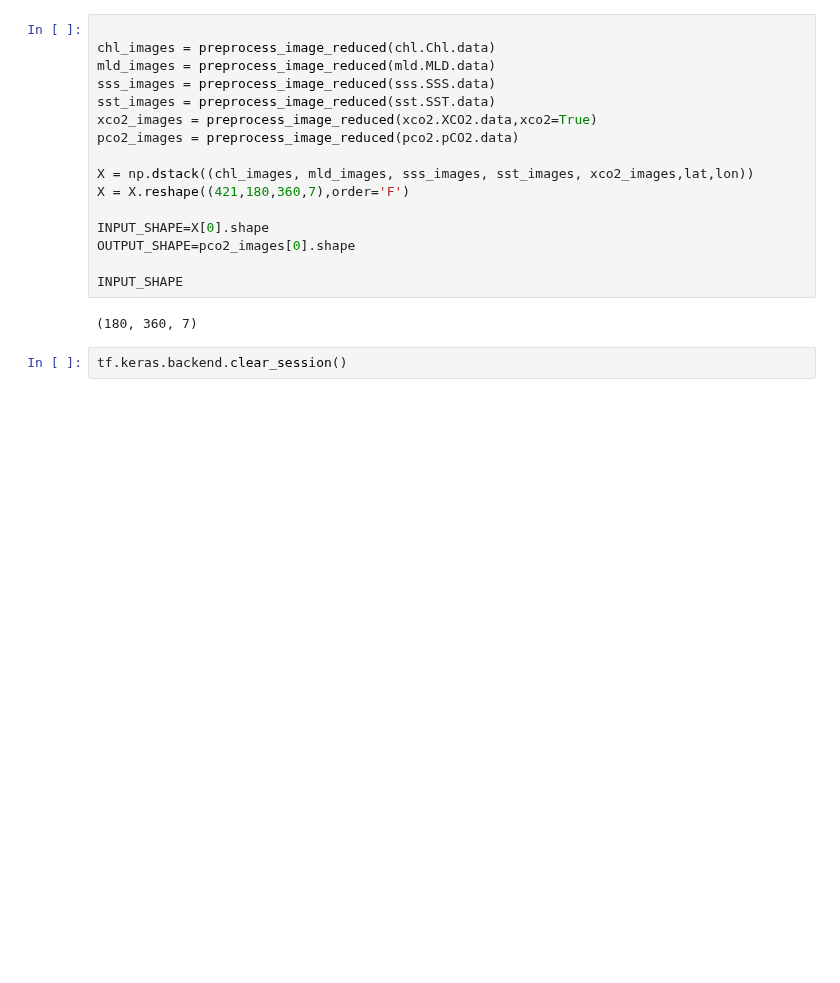
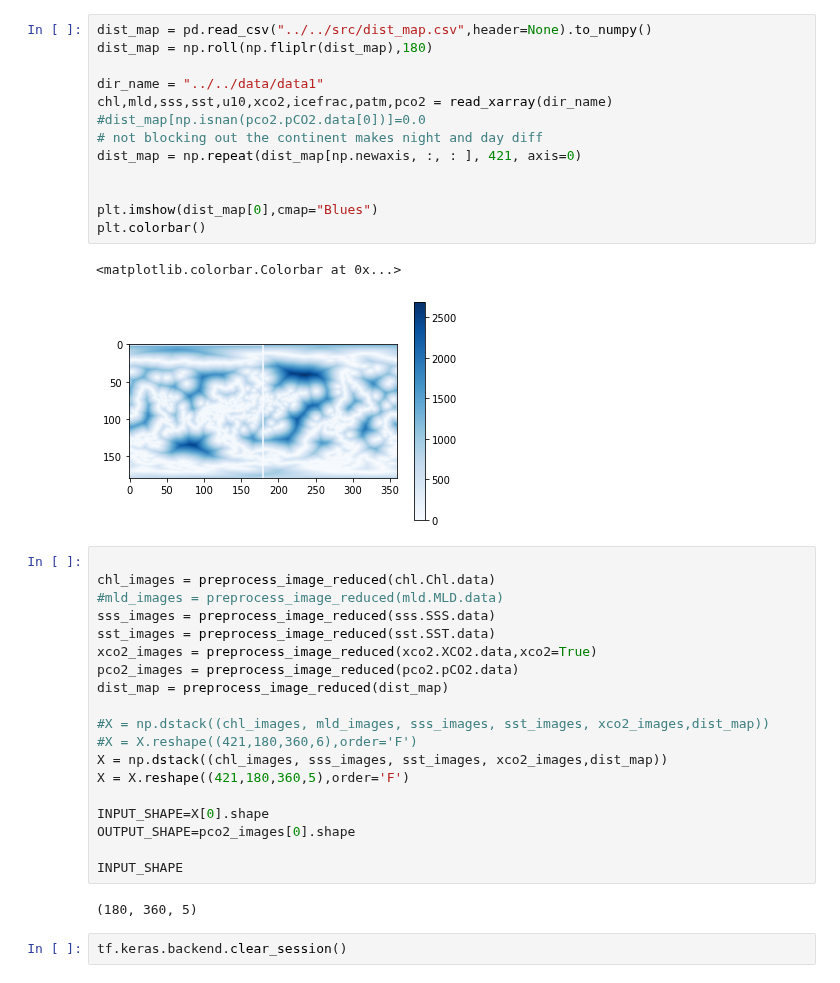
Before and after one commit to sk981102/ocean_co2, a Jupyter notebook: notebooks/deep_learning/019_CNN_with_Distance.ipynb, the cells around one changed output. Cells and saved outputs as stored; diff of their text form; blank space fills up the shorter version.

```diff
--- a/notebooks/deep_learning/019_CNN_with_Distance.ipynb
+++ b/notebooks/deep_learning/019_CNN_with_Distance.ipynb
@@ -31,21 +23,40 @@ lon = np.repeat(lon[np.newaxis, :, :], 421, axis=0)
+# %%
+dist_map = pd.read_csv("../../src/dist_map.csv",header=None).to_numpy()
+dist_map = np.roll(np.fliplr(dist_map),180)
+
+dir_name = "../../data/data1"
+chl,mld,sss,sst,u10,xco2,icefrac,patm,pco2 = read_xarray(dir_name)
+#dist_map[np.isnan(pco2.pCO2.data[0])]=0.0
+# not blocking out the continent makes night and day diff
+dist_map = np.repeat(dist_map[np.newaxis, :, : ], 421, axis=0)
+
+
+plt.imshow(dist_map[0],cmap="Blues")
+plt.colorbar()
+# %% [output]
+<matplotlib.colorbar.Colorbar at 0x...>
+[figure, added]
 # %%
 
 chl_images = preprocess_image_reduced(chl.Chl.data)
-mld_images = preprocess_image_reduced(mld.MLD.data)
+#mld_images = preprocess_image_reduced(mld.MLD.data)
 sss_images = preprocess_image_reduced(sss.SSS.data)
 sst_images = preprocess_image_reduced(sst.SST.data)
 xco2_images = preprocess_image_reduced(xco2.XCO2.data,xco2=True)
 pco2_images = preprocess_image_reduced(pco2.pCO2.data)
+dist_map = preprocess_image_reduced(dist_map)
 
-X = np.dstack((chl_images, mld_images, sss_images, sst_images, xco2_images,lat,lon))
-X = X.reshape((421,180,360,7),order='F')
+#X = np.dstack((chl_images, mld_images, sss_images, sst_images, xco2_images,dist_map))
+#X = X.reshape((421,180,360,6),order='F')
+X = np.dstack((chl_images, sss_images, sst_images, xco2_images,dist_map))
+X = X.reshape((421,180,360,5),order='F')
 
 INPUT_SHAPE=X[0].shape
 OUTPUT_SHAPE=pco2_images[0].shape
 
 INPUT_SHAPE
 # %% [output]
-(180, 360, 7)
+(180, 360, 5)
 # %%
 tf.keras.backend.clear_session()
 # %%
```
Also changed, not shown: parts of 20 cells of this notebook.
